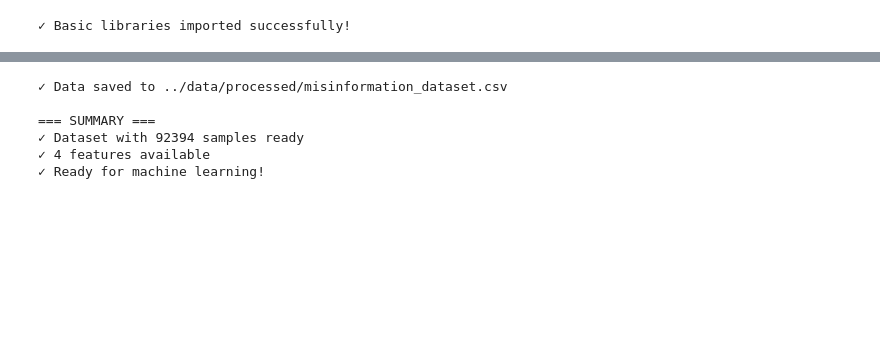
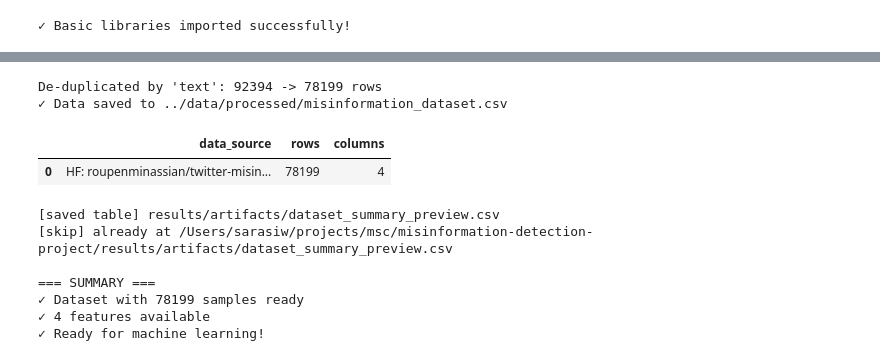
Before and after one commit to Sarasi-wc/misinformation-detection-project, a Jupyter notebook: 01_data_collection.ipynb, the cells around one changed output, grey strips where cells are left out. Drawn from its saved outputs; the diff is of its cells as text; code cells hidden in the pictures; blank space fills up the shorter version.

```diff
--- a/01_data_collection.ipynb
+++ b/01_data_collection.ipynb
@@ -98,19 +256,76 @@ Name: count, dtype: int64
 # %%
-# Create the directory if it doesn't exist
-os.makedirs('../data/processed', exist_ok=True)
+# Save dataset for the next notebook (fixed/robust)
+from pathlib import Path
+from IPython.display import display
+from shutil import copy2
 
-# Save the data for the next notebook
-df.to_csv('../data/processed/misinformation_dataset.csv', index=False)
-print("✓ Data saved to ../data/processed/misinformation_dataset.csv")
+# --- Guards: ensure dirs & nbx exist even if setup cell wasn't run ---
+if 'ARTIFACTS_DIR' not in globals():
+    RESULTS_DIR = Path('results'); RESULTS_DIR.mkdir(exist_ok=True)
+    ARTIFACTS_DIR = RESULTS_DIR / 'artifacts'; ARTIFACTS_DIR.mkdir(parents=True, exist_ok=True)
+
+if 'nbx' not in globals():
+    # Minimal fallback so the cell still works without notebook_utils
+    class _NBX:
+        def save_dataframe_preview(self, df, name, n=20):
+            ARTIFACTS_DIR.mkdir(parents=True, exist_ok=True)
+            out = ARTIFACTS_DIR / f"{name}_preview.csv"
+            df.head(n).to_csv(out, index=False)
+            print(f"[saved table] {out}")
+            return str(out)
+    nbx = _NBX()
+
+# --- Helper to avoid SameFileError when src == dst ---
+def safe_copy_to_artifacts(src_path, artifacts_dir=ARTIFACTS_DIR):
+    src = Path(src_path)
+    dst = Path(artifacts_dir) / src.name
+    dst.parent.mkdir(parents=True, exist_ok=True)
+    try:
+        if str(src.resolve()) != str(dst.resolve()):
+            copy2(src, dst)
+            print(f"[copied] {src} -> {dst}")
+        else:
+            print(f"[skip] already at {dst}")
+    except FileNotFoundError:
+        print(f"[warn] source not found: {src}")
+
+# --- Optional: de-duplicate by 'text' to reduce leakage ---
+if 'text' in df.columns:
+    before = len(df)
+    df = df.drop_duplicates(subset=['text']).reset_index(drop=True)
+    after = len(df)
+    print(f"De-duplicated by 'text': {before} -> {after} rows")
+
+# --- Save dataset for the next notebook ---
+out_path = Path('../data/processed/misinformation_dataset.csv')
+out_path.parent.mkdir(parents=True, exist_ok=True)
+df.to_csv(out_path, index=False)
+print(f"✓ Data saved to {out_path}")
+
+# --- Summary table for the document ---
+data_source_val = globals().get('data_source', 'unspecified')
+summary_df = pd.DataFrame({
+    "data_source": [data_source_val],
+    "rows": [len(df)],
+    "columns": [len(df.columns)]
+})
+display(summary_df)
+sum_csv = nbx.save_dataframe_preview(summary_df, "dataset_summary", n=5)
+safe_copy_to_artifacts(sum_csv)
 
 print("\n=== SUMMARY ===")
 print(f"✓ Dataset with {len(df)} samples ready")
 print(f"✓ {len(df.columns)} features available")
 print("✓ Ready for machine learning!")
 # %% [output]
+De-duplicated by 'text': 92394 -> 78199 rows
 ✓ Data saved to ../data/processed/misinformation_dataset.csv
-
-=== SUMMARY ===
-✓ Dataset with 92394 samples ready
-✓ 4 features available
-✓ Ready for machine learning!
+|  | data_source | rows | columns |
+| 0 | HF: roupenminassian/twitter-misin... | 78199 | 4 |
+[saved table] results/artifacts/dataset_summary_preview.csv
+[skip] already at /Users/sarasiw/projects/msc/misinformation-detection-project/results/artifacts/dataset_summary_preview.csv
+
+=== SUMMARY ===
+✓ Dataset with 78199 samples ready
+✓ 4 features available
+✓ Ready for machine learning!
```
Also changed, not shown: parts of 4 cells of this notebook, 22 other files.
